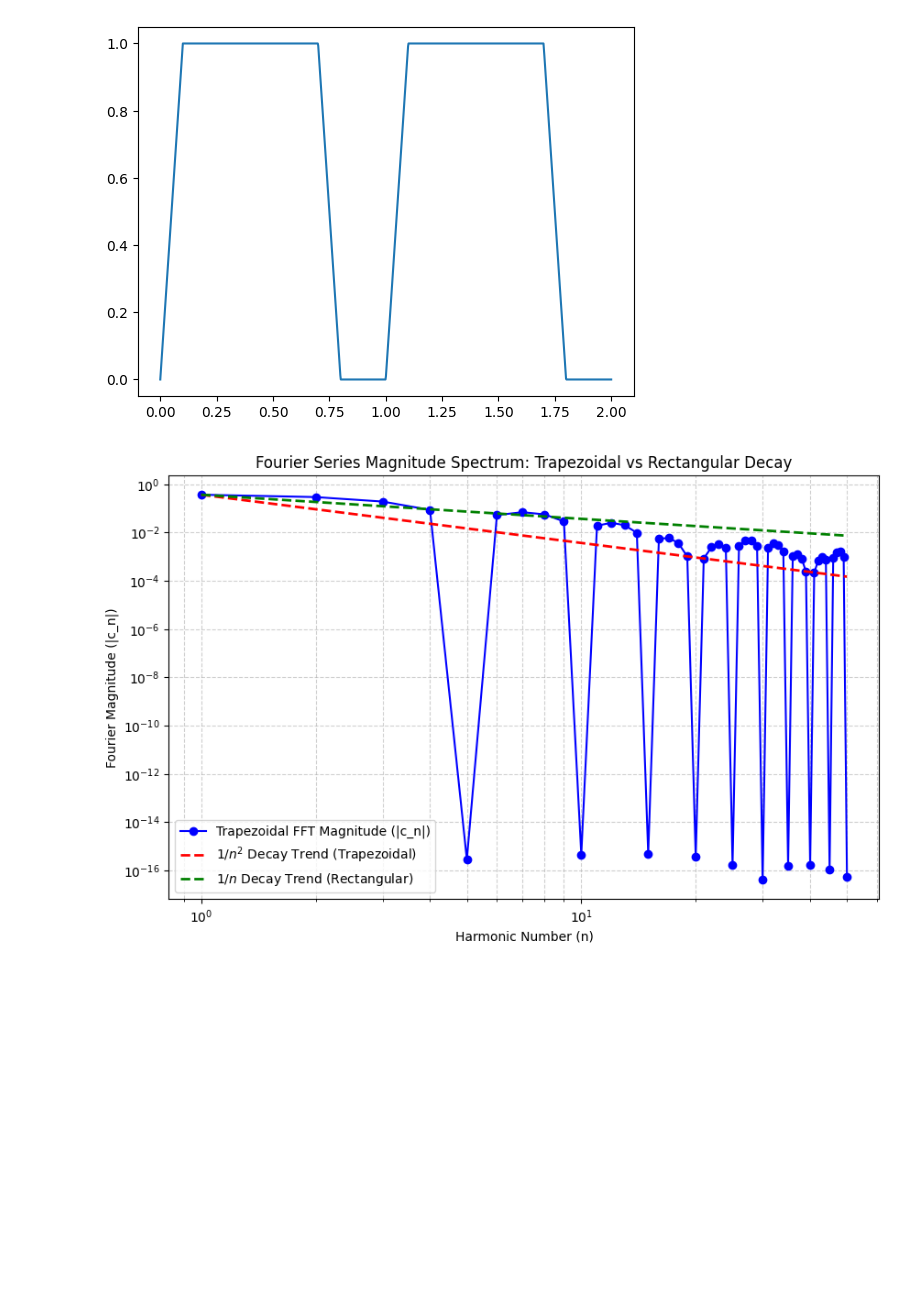
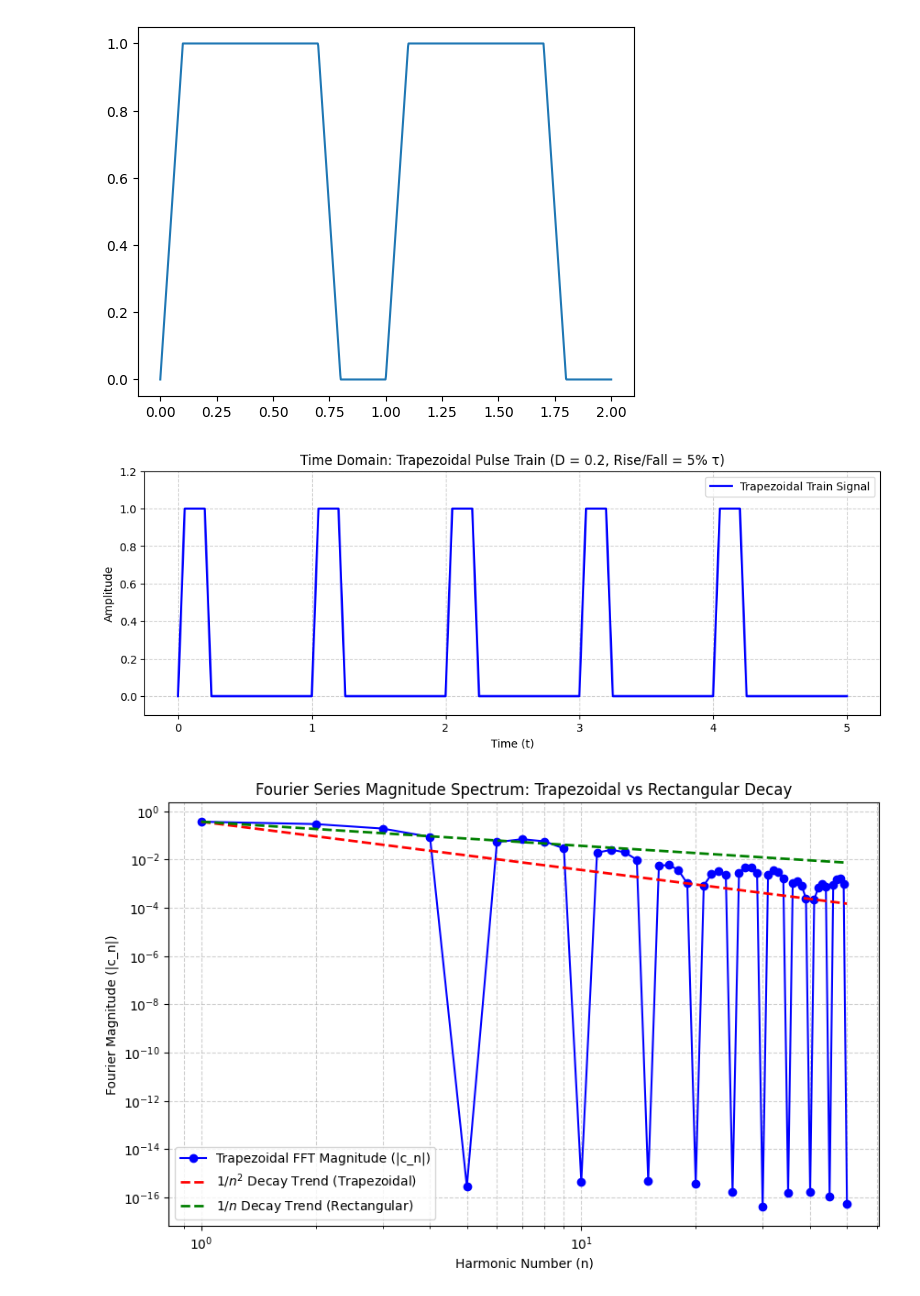
Before and after one commit to Storm00212/SIGNALS-ASSIGNMENT-1, a Jupyter notebook: QUESTION_3.ipynb, the cells around one changed output. Saved outputs shown, nothing was run; the diff lists cells and outputs as text; code cells hidden in the pictures; blank space fills up the shorter version.

```diff
--- a/QUESTION_3.ipynb
+++ b/QUESTION_3.ipynb
@@ -351,7 +351,7 @@ import numpy as np
 import matplotlib.pyplot as plt
 
 # TRAPEZOIDAL PULSE TRAIN FUNCTION
-# (Straight from the notebook - piecewise defined switching characteristics)
+# Piecewise defined switching characteristics
 def trapezoidal_pulse_train(t, period, rise, on_time, fall, amplitude=1.0):
     t_wrapped = np.mod(t, period) # inaimake repetitive/periodic over one period for io time yote.
 
@@ -372,59 +372,78 @@ def trapezoidal_pulse_train(t, period, rise, on_time, fall, amplitude=1.0):
     ]
     return np.piecewise(t_wrapped, conds, funcs)
 
-# PART B: SYNTHESIS & FFT ANALYSIS
-# Setting parameters based on prompt (D = 0.2, rise/fall = 5% of period)
+# PARAMETERS SETUP
+# D = 0.2, rise/fall times set to 5% of period
 period = 1.0                     # T_period = 1.0
 duty_cycle = 0.2                 # D = 0.2
-rise_time = 0.05 * period        # 5% of period
-fall_time = 0.05 * period        # 5% of period
+rise_time = 0.05 * period        # 5% ya period
+fall_time = 0.05 * period        # 5% ya period
 
 # For io duty cycle tutamultiply period by duty cycle then tutasplit evenly
-# Equivalent active width is rise/2 + on_time + fall/2 = D * period
+# Active width ni rise/2 + on_time + fall/2 = D * period
 on_time = (duty_cycle * period) - (rise_time / 2) - (fall_time / 2)
 
 # Generate time vector with high sample resolution (tumia samples mob ndo spectrum ikuwe clean)
 fs = 2000.0                      # Sampling frequency (Hz)
-num_periods = 100                # Multiple periods to get nice sharp FFT harmonics
+num_periods = 100                # Periods mingi ndo FFT ipate sharp harmonics
 t = np.arange(0, num_periods * period, 1/fs)
 
 # Synthesize signal
 x = trapezoidal_pulse_train(t, period, rise_time, on_time, fall_time, amplitude=1.0)
 
-# Compute Fourier coefficients using FFT
+# 1. TIME DOMAIN PLOT (Tuna-plot 5 periods kwanza)
+
+plt.figure(figsize=(12, 4))
+t_plot_limit = 5 * period
+idx_plot = t <= t_plot_limit
+
+plt.plot(t[idx_plot], x[idx_plot], 'b-', linewidth=2, label='Trapezoidal Train Signal')
+plt.title('Time Domain: Trapezoidal Pulse Train (D = 0.2, Rise/Fall = 5% τ)')
+plt.xlabel('Time (t)')
+plt.ylabel('Amplitude')
+plt.ylim(-0.1, 1.2)
+plt.grid(True, ls="--", alpha=0.6)
+plt.legend()
+plt.show()
+
+
+# 2. FREQUENCY DOMAIN (FFT & DECAY COMPARISON)
+
+# Tuna-calculate Fourier coefficients kutumia FFT
 N = len(t)
 fft_vals = np.fft.fft(x) / N
 freqs = np.fft.fftfreq(N, 1/fs)
 
-# Extract magnitudes for first 50 harmonics (n_harmonic)
+# Tunatoa magnitude ya 50 harmonics za kwanza
 n_harmonics = np.arange(1, 51)
 fft_mag = []
 
 for n in n_harmonics:
     target_freq = n / period
     idx = np.argmin(np.abs(freqs - target_freq))
     # Multiply by 2 for positive/negative frequency components (except DC)
     fft_mag.append(2 * np.abs(fft_vals[idx]))
 
 n_harmonics = np.array(n_harmonics)
 fft_mag = np.array(fft_mag)
 
-# Reference slopes for visual comparison
-# 1/n^2 decay for trapezoids vs 1/n decay for rectangular square waves
+# Reference slopes za kufanya comparison kwa plot
+# 1/n^2 decay ya trapezoid vs 1/n decay ya rectangular square waves
 ref_1_over_n2 = fft_mag[0] / (n_harmonics ** 2)
 ref_1_over_n = fft_mag[0] / n_harmonics
 
 # PLOTTING FFT SPECTRUM & DECAY COMPARISON
 plt.figure(figsize=(10, 6))
 plt.loglog(n_harmonics, fft_mag, 'bo-', label='Trapezoidal FFT Magnitude (|c_n|)')
 plt.loglog(n_harmonics, ref_1_over_n2, 'r--', linewidth=2, label=r'1/$n^2$ Decay Trend (Trapezoidal)')
 plt.loglog(n_harmonics, ref_1_over_n, 'g--', linewidth=2, label=r'1/$n$ Decay Trend (Rectangular)')
 
 plt.title('Fourier Series Magnitude Spectrum: Trapezoidal vs Rectangular Decay')
 plt.xlabel('Harmonic Number (n)')
 plt.ylabel('Fourier Magnitude (|c_n|)')
 plt.grid(True, which="both", ls="--", alpha=0.6)
 plt.legend()
 plt.show()
 # %% [output]
-[figure, old version]
+[figure, new version]
+[figure, added]
```
